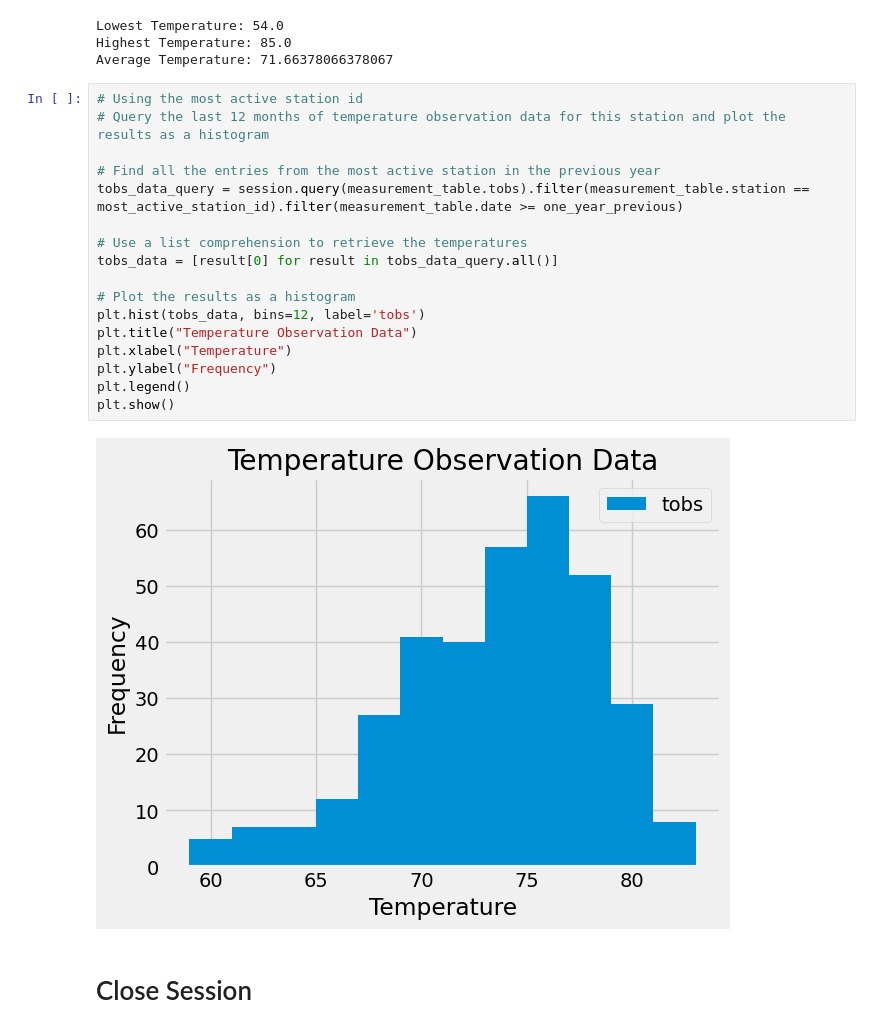
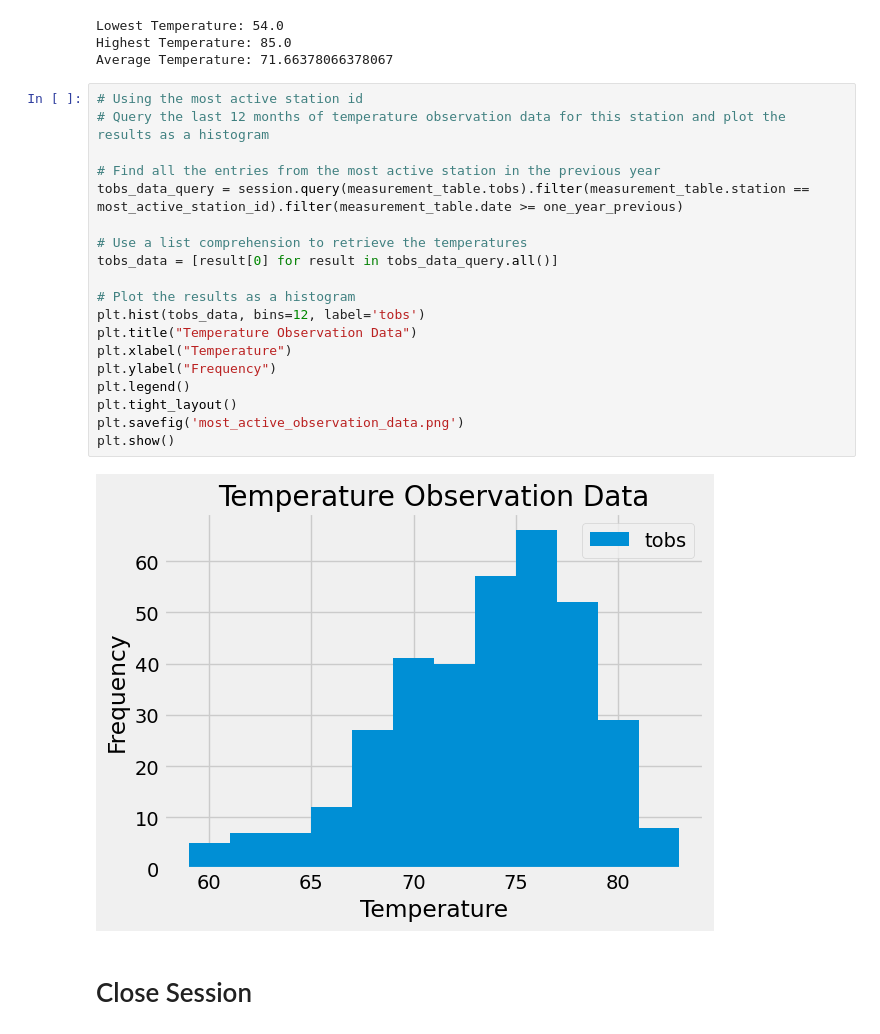
Before and after one commit to greenboi105/Flask-Surf-Weather-Station-API, a Jupyter notebook: climate.ipynb, the cells around one changed output. Saved outputs shown, nothing was run; the diff lists cells and outputs as text.

```diff
--- a/climate.ipynb
+++ b/climate.ipynb
@@ -138,22 +141,24 @@ Average Temperature: 71.66378066378067
 # %%
 # Using the most active station id
 # Query the last 12 months of temperature observation data for this station and plot the results as a histogram
 
 # Find all the entries from the most active station in the previous year
 tobs_data_query = session.query(measurement_table.tobs).filter(measurement_table.station == most_active_station_id).filter(measurement_table.date >= one_year_previous)
 
 # Use a list comprehension to retrieve the temperatures
 tobs_data = [result[0] for result in tobs_data_query.all()]
 
 # Plot the results as a histogram
 plt.hist(tobs_data, bins=12, label='tobs')
 plt.title("Temperature Observation Data")
 plt.xlabel("Temperature")
 plt.ylabel("Frequency")
 plt.legend()
+plt.tight_layout()
+plt.savefig('most_active_observation_data.png')
 plt.show()
 # %% [output]
-[figure, old version]
+[figure, new version]
 # %% [markdown]
 # Close Session
 # %%
```
Also changed, not shown: parts of 1 cell of this notebook, 3 other files.
